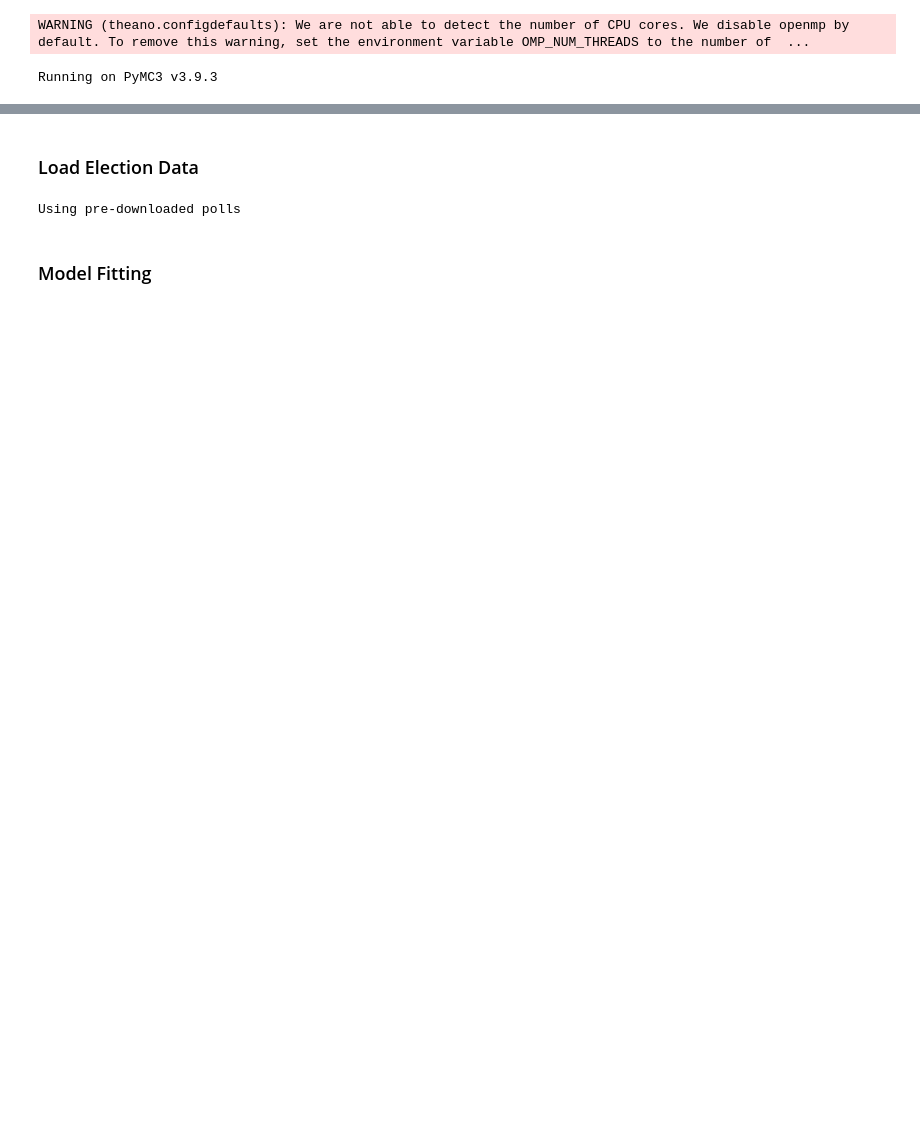
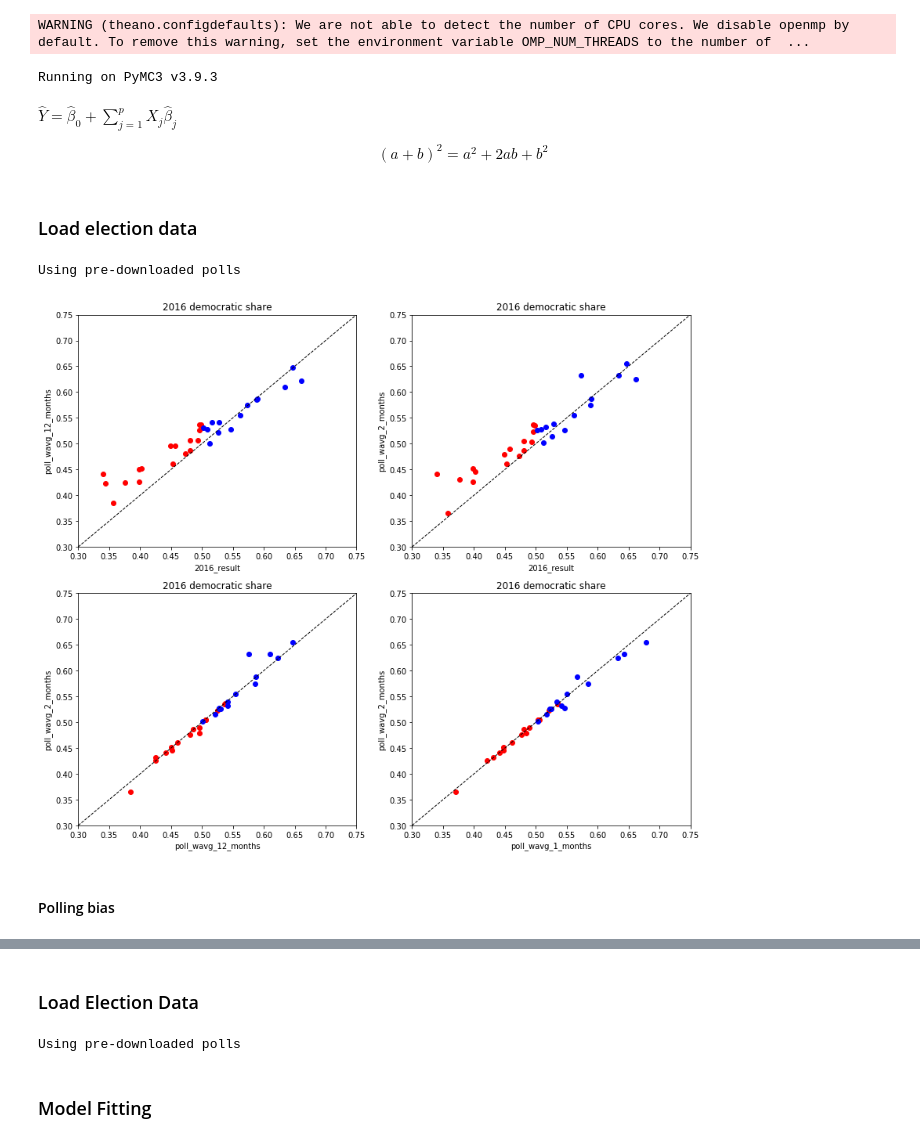
Before and after one commit to ratish-dalvi/election-forecasting, a Jupyter notebook: src/Election Forecast.ipynb, the cells around one changed output, grey strips where cells are left out. Cells and saved outputs as stored; diff of their text form; code cells hidden in the pictures; blank space fills up the shorter version.

```diff
--- a/src/Election Forecast.ipynb
+++ b/src/Election Forecast.ipynb
@@ -6,3 +12,8 @@ print("Running on PyMC3 v{}".format(pm.__version__))
 # %% [output]
 WARNING (theano.configdefaults): We are not able to detect the number of CPU cores. We disable openmp by default. To remove this warning, set the environment variable OMP_NUM_THREADS to the number of  ...
 Running on PyMC3 v3.9.3
+# %% [markdown]
+$\hat{Y} = \hat{\beta}_{0} + \sum \limits _{j=1} ^{p} X_{j}\hat{\beta}_{j}$
+
+
+$$(a+b)^{2} = a^{2}+2ab+b^{2}$$
@@ -8,0 +22,50 @@ Running on PyMC3 v3.9.3
+# %% [markdown]
+### Load election data
+# %%
+state_polls, national_polls = get_polls(2016, refresh=False)
+df_past_elections = past_state_election_results()
+
+# load poll data into State and National aindata objects
+states = [State(abbr, df, df_past_elections.loc[abbr]) for abbr, df in state_polls.items()]
+national = National(national_polls)
+poll_avg_2016 = {s.abbr: s.get_weighted_average_poll_dem_share(2) for s in states}
+# %% [output]
+Using pre-downloaded polls
+# %%
+# state.get_weighted_average_poll_dem_share_months_before_election(months=1))
+df_polls = pd.DataFrame([
+    {
+        "state": state.abbr,
+        "poll_wavg_12_months": state.get_weighted_average_poll_dem_share(12),
+        "poll_wavg_5_months": state.get_weighted_average_poll_dem_share(5),
+        "poll_wavg_2_months": state.get_weighted_average_poll_dem_share(2),
+        "poll_wavg_1_months": state.get_weighted_average_poll_dem_share(1),
+        "2016_result": state.get_dem_share(2016),
+        "party": 'B' if state.get_dem_share(2016) > 0.5 else 'R'
+    }
+     for state in states if len(state.polls) > 0
+])
+df_red = df_polls[df_polls.party == 'R']
+df_blue = df_polls[df_polls.party == 'B']
+
+# fig, ax = plt.subplots()
+fig, axes = plt.subplots(2, 2, sharey=False)
+fig.set_size_inches(14, 12)
+
+cols = [('2016_result', 'poll_wavg_12_months'), ('2016_result', 'poll_wavg_2_months'),
+        ('poll_wavg_12_months', 'poll_wavg_2_months'), ('poll_wavg_1_months', 'poll_wavg_2_months')]
+
+for i, (xcol, ycol) in enumerate(cols):
+    ax = axes[i//2,  i%2]
+    df_red.plot(x=xcol, y=ycol, style='ro', ax=ax)
+    df_blue.plot(x=xcol, y=ycol, style='bo', ax=ax)
+    ax.plot([0,1],[0,1], transform=ax.transAxes, color='black', linestyle='--', linewidth=1)
+    ax.set_title('2016 democratic share')
+    ax.set_ylabel(ycol)
+
+    ax.set_xlim([0.3, 0.75]); ax.set_ylim([0.3, 0.75])
+    ax.get_legend().remove()
+# %% [output]
+[figure, added]
+# %% [markdown]
+#### Polling bias
```
Also changed, not shown: parts of 26 cells of this notebook, 2 other files.
